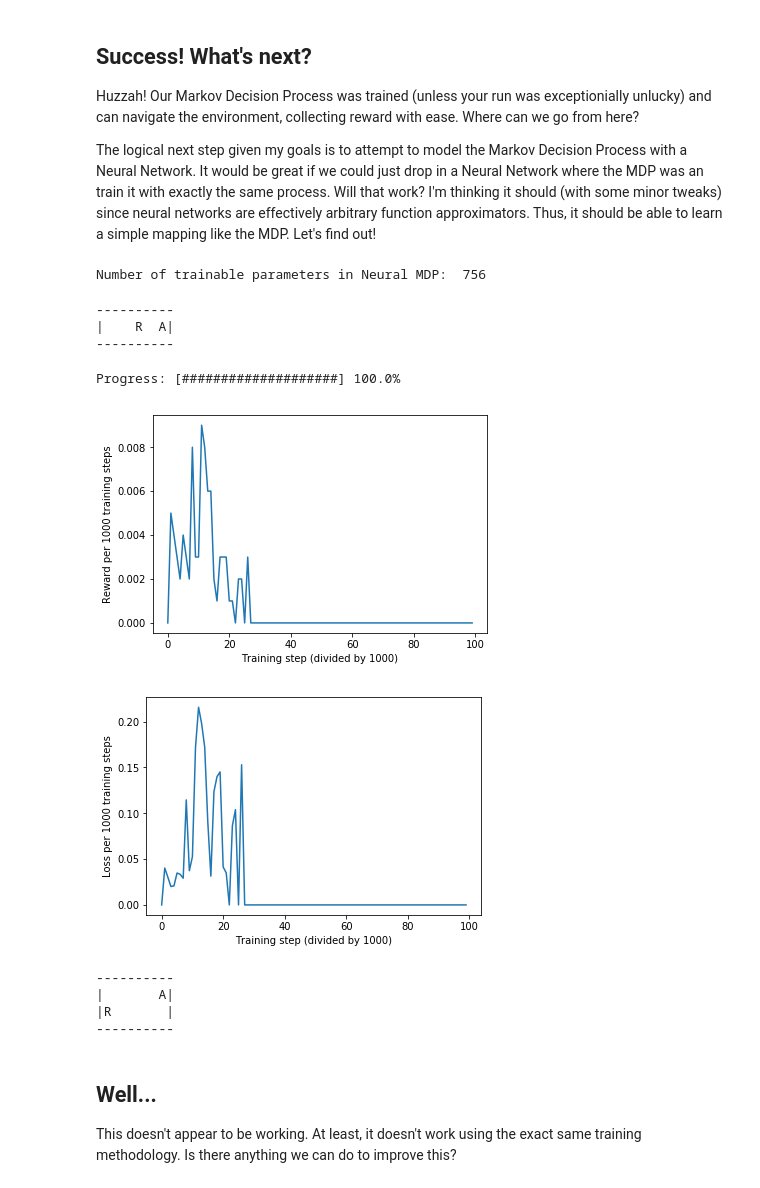
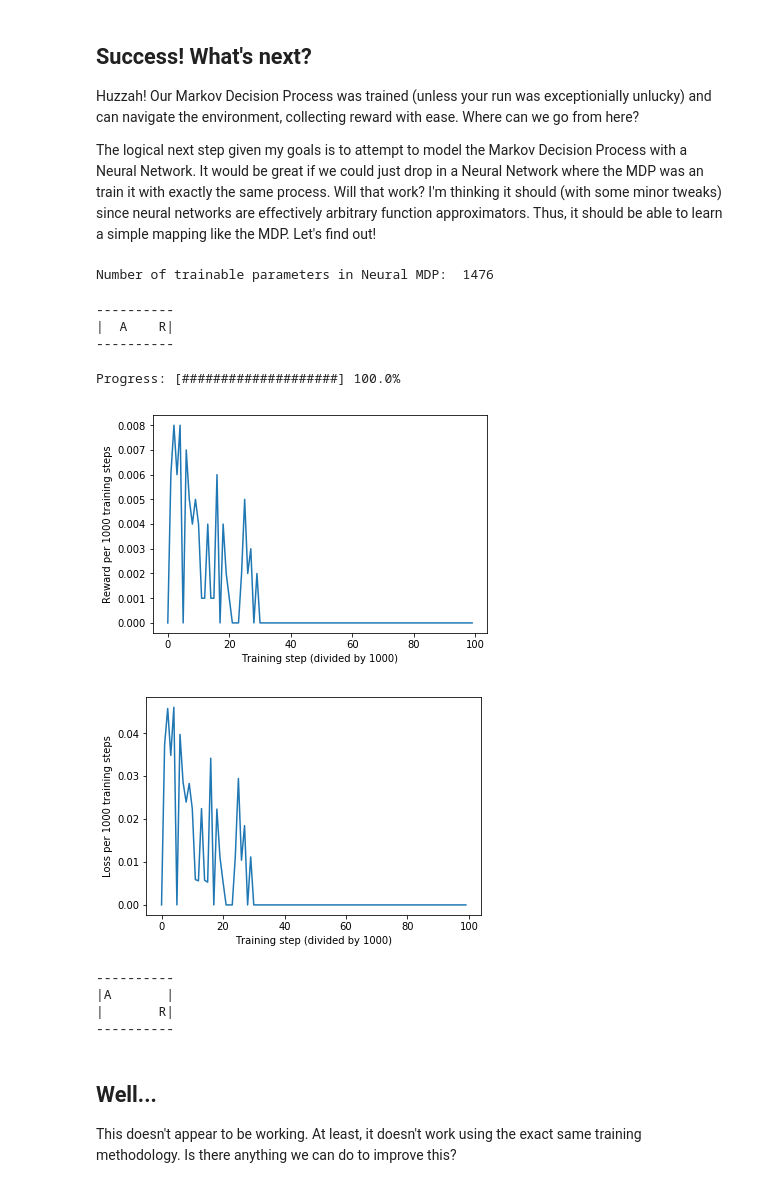
Before and after one commit to JayWalker512/Babys-First-Reinforcement-Learning, a Jupyter notebook: Baby's First Reinforcement Learning.ipynb, the cells around one changed output. Cells and saved outputs as stored; diff of their text form; code cells hidden in the pictures.

Commit message:
Train the network directly on the known state->action mapping to be sure I'm not training it incorrectly or having some other dumb bug.

```diff
--- a/Baby's First Reinforcement Learning.ipynb
+++ b/Baby's First Reinforcement Learning.ipynb
@@ -181,15 +182,15 @@ class NeuralNet(nn.Module):
 
 
 input_size = len(env.get_state_vector())
-hidden_size = input_size * 2
+hidden_size = input_size * 4
 output_size = len(env.agent.get_possible_movement_directions())
-neural_mdp = NeuralNet(input_size, hidden_size, output_size, num_layers = 2) #maybe we'll play with the other parameters later
+neural_mdp = NeuralNet(input_size, hidden_size, output_size, num_layers = 1) #maybe we'll play with the other parameters later
 
 #how many parameters to train?
 pytorch_total_params = sum(p.numel() for p in neural_mdp.parameters() if p.requires_grad)
 print("Number of trainable parameters in Neural MDP: ", pytorch_total_params)
 # %% [output]
-Number of trainable parameters in Neural MDP:  756
+Number of trainable parameters in Neural MDP:  1476
 # %%
 import random
 
@@ -235,7 +236,7 @@ for i in range(0,10):
     time.sleep(0.5)
 # %% [output]
 ----------
-|    R  A|
+|  A    R|
 ----------
 # %%
 #So let's train the neural network using essentially the same algorithm as before
@@ -254,7 +255,7 @@ cumulative_loss_trend = 0
 
 #nn specific setup
 criteria = nn.BCELoss()
-optimizer = optim.SGD(neural_mdp.parameters(), lr = 0.05, momentum = 0)
+optimizer = optim.SGD(neural_mdp.parameters(), lr = 0.01, momentum = 0.9)
 
 #This is the main training loop.
 for i in range(0, training_steps):
@@ -266,6 +267,7 @@ for i in range(0, training_steps):
     loss_sum = 0
     if reward > 0: #Only if we got a reward do we backpropogate and adjust any network weights
         for h in history:
+            optimizer.zero_grad()
             loss_immediate = criteria(h["action_predicted"], h["action_taken"])
             loss_immediate.backward(retain_graph=True)
             loss_sum += loss_immediate
@@ -278,35 +280,35 @@ for i in range(0, training_steps):
         cumulative_loss_trend += loss_sum.item()
         cumulative_reward_trend += reward
 
     #We just "turn down" epsilon by a linear interpolation from initial_epsilon to 0.
     if anneal_epsilon:
         epsilon_lerp = initial_epsilon / training_steps
         epsilon = epsilon - epsilon_lerp
         if epsilon < 0:
             epsilon = 0 #might happen due to floating point error stacking up?
 
     if i % trend_interval == 0:
         reward_trends.append(cumulative_reward_trend / trend_interval)
         cumulative_reward_trend = 0
         loss_trends.append(cumulative_loss_trend / trend_interval)
         cumulative_loss_trend = 0
         progress.update(i).draw()
 
 progress.update(training_steps).draw()
 
 plt.plot(range(len(reward_trends)), reward_trends)
 plt.ylabel("Reward per 1000 training steps")
 plt.xlabel("Training step (divided by 1000)")
 plt.show()
 
 plt.plot(range(len(loss_trends)), loss_trends)
 plt.ylabel("Loss per 1000 training steps")
 plt.xlabel("Training step (divided by 1000)")
 plt.show()
 # %% [output]
 Progress: [####################] 100.0%
-[figure, old version]
+[figure, new version]
-[figure, old version]
+[figure, new version]
 # %%
 #Observe our agent after training for a while. Does it appear to have learned anything?
 for i in range(0,50):
@@ -316,8 +318,8 @@ for i in range(0,50):
     time.sleep(0.5)
 # %% [output]
 ----------
-|       A|
-|R       |
+|A       |
+|       R|
 ----------
 # %% [markdown]
 Well...
```
Also changed, not shown: parts of 8 cells of this notebook.
